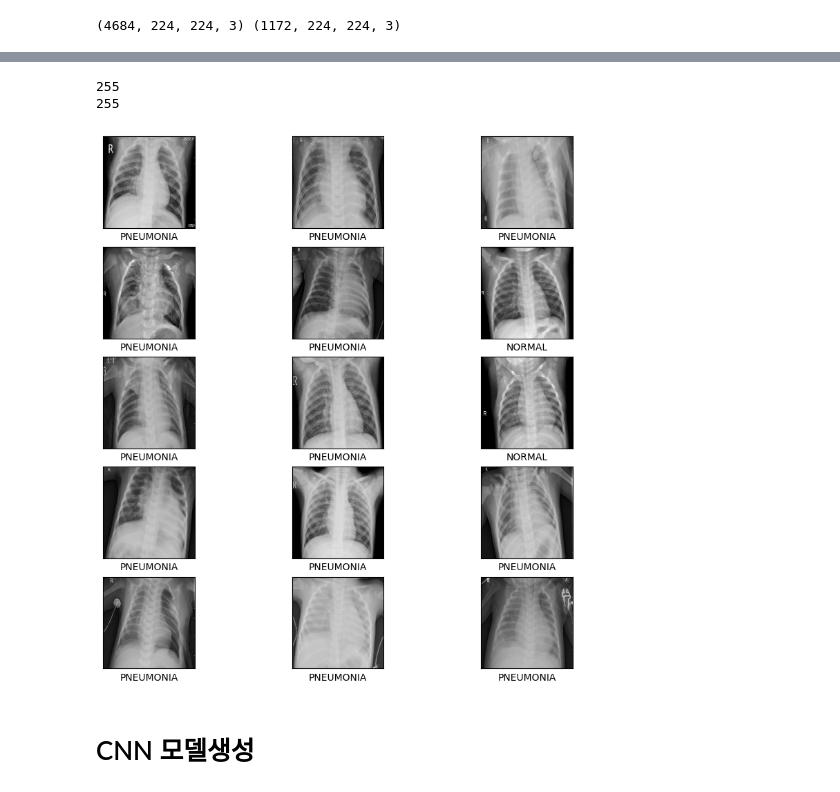
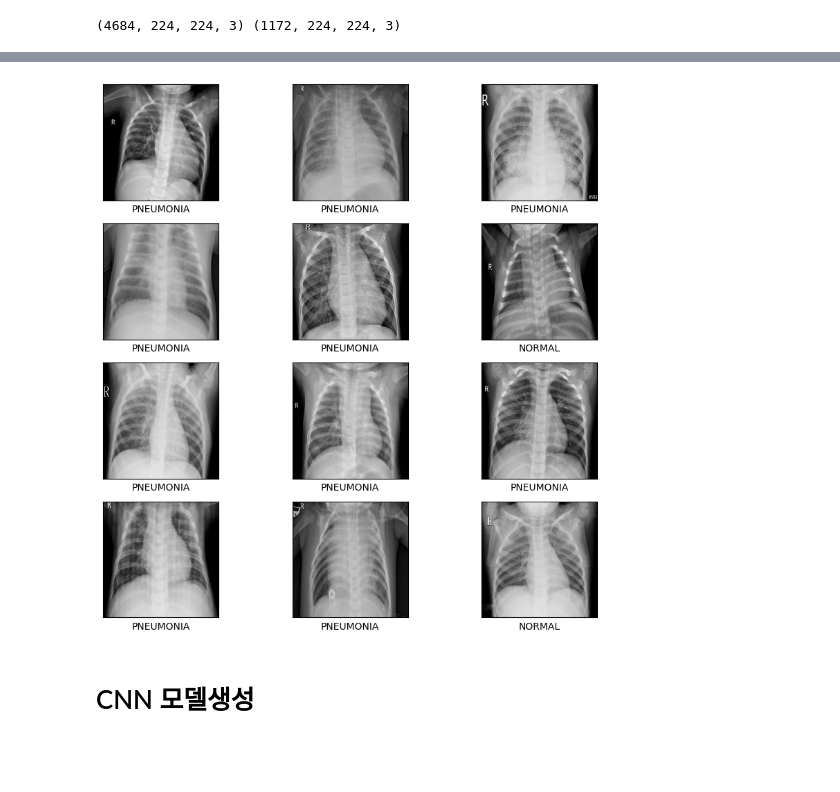
Before and after one commit to Decoyer-71/Chest-X-Ray-Pneumonia-, a Jupyter notebook: code/Kaggle_project_Chest_X_ray.ipynb, the cells around one changed output, grey strips where cells are left out. Saved outputs shown, nothing was run; the diff lists cells and outputs as text; code cells hidden in the pictures; blank space fills up the shorter version.

```diff
--- a/code/Kaggle_project_Chest_X_ray.ipynb
+++ b/code/Kaggle_project_Chest_X_ray.ipynb
@@ -153,26 +153,20 @@ array([1, 1, 1, ..., 1, 0, 0])
-# %%
-print(X_train[0].max())
-print(X_test[0].max())
-# %% [output]
-255
-255
 # %%
 # 정규화
-X_train = X_train / X_train[0].max()
-X_test = X_test / X_test[0].max()
+X_train = X_train / 255.0
+X_test = X_test / 255.0
 # %%
 # sample 이미지 출력
 plt.figure(figsize = (10, 10))
 class_dict = {0:"NORMAL", 1:'PNEUMONIA'}
 
-for i in range(15):
-  plt.subplot(5, 3, i+1)
+for i in range(12):
+  plt.subplot(4, 3, i+1)
   plt.imshow(X_train[i], cmap = "gray")
   plt.xticks([])
   plt.yticks([])
   plt.xlabel(class_dict[y_train[i]])
 # %% [output]
-[figure, old version]
+[figure, new version]
 # %% [markdown]
 # CNN 모델생성
 # %% [markdown]
```
Also changed, not shown: parts of 22 cells of this notebook.
